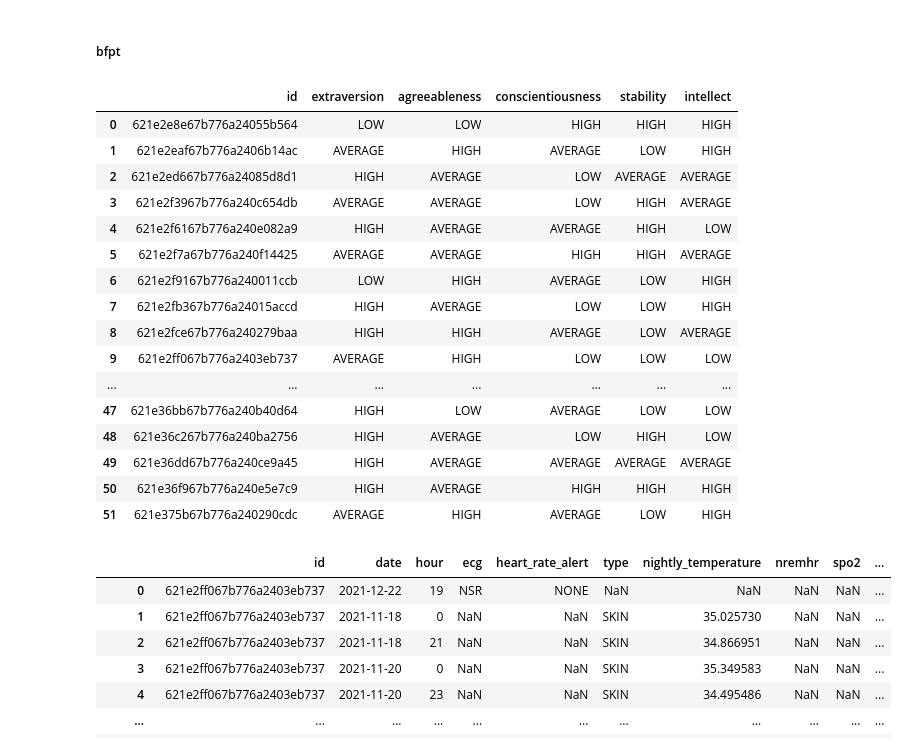
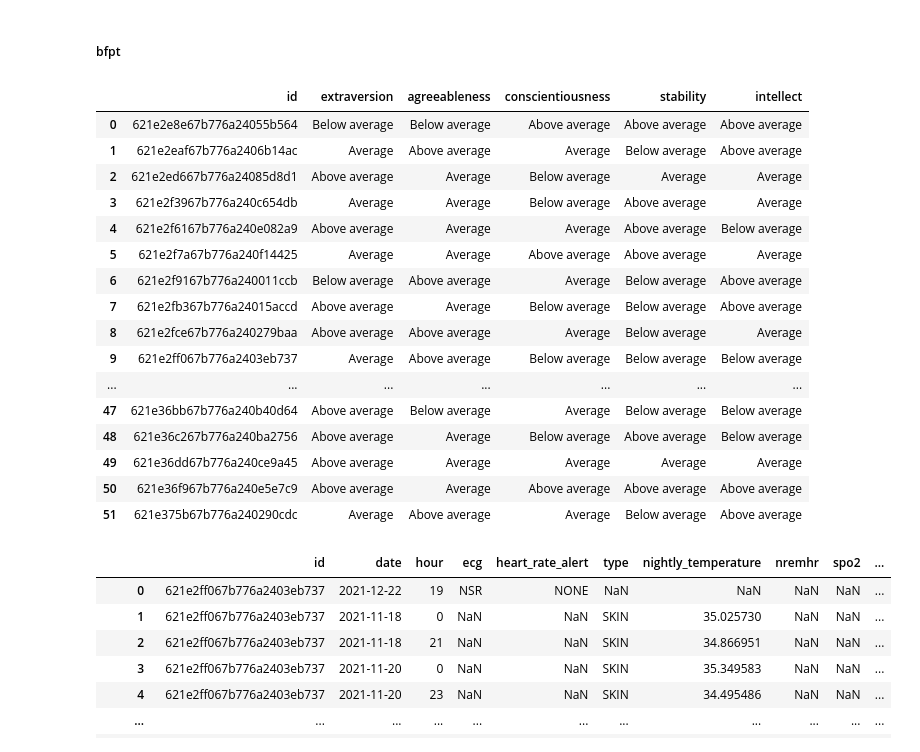
Before and after one commit to eparascho/LLMs-for-explanations, a Jupyter notebook: data_loading/surveys_data_loading.ipynb, the cells around one changed output. Cells and saved outputs as stored; diff of their text form; code cells hidden in the pictures.

Commit message:
Surveys loading: ttm finish loading and reporting

```diff
--- a/data_loading/surveys_data_loading.ipynb
+++ b/data_loading/surveys_data_loading.ipynb
@@ -102,54 +102,54 @@ bfpt["stability"] = bfpt[ipip_stability].sum(axis=1)
 bfpt["intellect"] = bfpt[ipip_intellect].sum(axis=1)
 
 # drop unnecessary columns and rename columns
 bfpt = bfpt[bfpt.columns.drop(list(bfpt.filter(regex='ipip\[SQ')))]
 bfpt.rename(columns={'user_id': 'id'}, inplace=True)
 
 # convert the score into category using mean and std of a specific subgroup (in this case: gender)
 # add the gender information for each participant
 bfpt = bfpt.merge(fitbit_df[['id','gender']].drop_duplicates(), how='left')
 # there are two missing values
 bfpt.gender.fillna('FEMALE', inplace=True)
 # calculate means and stds
 MEAN_1_FEMALE, STD_1_FEMALE = bfpt.groupby('gender').extraversion.mean()["FEMALE"], bfpt.groupby('gender').extraversion.std()["FEMALE"]
 MEAN_1_MALE, STD_1_MALE = bfpt.groupby('gender').extraversion.mean()["MALE"], bfpt.groupby('gender').extraversion.std()["MALE"]
 MEAN_2_FEMALE, STD_2_FEMALE = bfpt.groupby('gender').agreeableness.mean()["FEMALE"], bfpt.groupby('gender').agreeableness.std()["FEMALE"]
 MEAN_2_MALE, STD_2_MALE = bfpt.groupby('gender').agreeableness.mean()["MALE"], bfpt.groupby('gender').agreeableness.std()["MALE"]
 MEAN_3_FEMALE, STD_3_FEMALE = bfpt.groupby('gender').conscientiousness.mean()["FEMALE"], bfpt.groupby('gender').conscientiousness.std()["FEMALE"]
 MEAN_3_MALE, STD_3_MALE = bfpt.groupby('gender').conscientiousness.mean()["MALE"], bfpt.groupby('gender').conscientiousness.std()["MALE"]
 MEAN_4_FEMALE, STD_4_FEMALE = bfpt.groupby('gender').stability.mean()["FEMALE"], bfpt.groupby('gender').stability.std()["FEMALE"]
 MEAN_4_MALE, STD_4_MALE = bfpt.groupby('gender').stability.mean()["MALE"], bfpt.groupby('gender').stability.std()["MALE"]
 MEAN_5_FEMALE, STD_5_FEMALE = bfpt.groupby('gender').intellect.mean()["FEMALE"], bfpt.groupby('gender').intellect.std()["FEMALE"]
 MEAN_5_MALE, STD_5_MALE = bfpt.groupby('gender').intellect.mean()["MALE"], bfpt.groupby('gender').intellect.std()["MALE"]
 # convert the score into category
-bfpt['extraversion'] = bfpt.apply(lambda row: surveys_scoring.personality_category(row.extraversion, MEAN_1_MALE, STD_1_MALE) if row.gender == "MALE" else surveys_scoring.personality_category(row.extraversion, MEAN_1_FEMALE, STD_1_FEMALE), axis=1)
-bfpt['agreeableness'] = bfpt.apply(lambda row: surveys_scoring.personality_category(row.agreeableness, MEAN_2_MALE, STD_2_MALE) if row.gender == "MALE" else surveys_scoring.personality_category(row.agreeableness, MEAN_2_FEMALE, STD_2_FEMALE), axis=1)
-bfpt['conscientiousness'] = bfpt.apply(lambda row: surveys_scoring.personality_category(row.conscientiousness, MEAN_3_MALE, STD_3_MALE) if row.gender == "MALE" else surveys_scoring.personality_category(row.conscientiousness, MEAN_3_FEMALE, STD_3_FEMALE), axis=1)
-bfpt['stability'] = bfpt.apply(lambda row: surveys_scoring.personality_category(row.stability, MEAN_4_MALE, STD_4_MALE) if row.gender == "MALE" else surveys_scoring.personality_category(row.stability, MEAN_4_FEMALE, STD_4_FEMALE), axis=1)
-bfpt['intellect'] = bfpt.apply(lambda row: surveys_scoring.personality_category(row.intellect, MEAN_5_MALE, STD_5_MALE) if row.gender == "MALE" else surveys_scoring.personality_category(row.intellect, MEAN_5_FEMALE, STD_5_FEMALE), axis=1)
+bfpt['extraversion'] = bfpt.apply(lambda row: surveys_scoring.get_category(row.extraversion, MEAN_1_MALE, STD_1_MALE) if row.gender == "MALE" else surveys_scoring.get_category(row.extraversion, MEAN_1_FEMALE, STD_1_FEMALE), axis=1)
+bfpt['agreeableness'] = bfpt.apply(lambda row: surveys_scoring.get_category(row.agreeableness, MEAN_2_MALE, STD_2_MALE) if row.gender == "MALE" else surveys_scoring.get_category(row.agreeableness, MEAN_2_FEMALE, STD_2_FEMALE), axis=1)
+bfpt['conscientiousness'] = bfpt.apply(lambda row: surveys_scoring.get_category(row.conscientiousness, MEAN_3_MALE, STD_3_MALE) if row.gender == "MALE" else surveys_scoring.get_category(row.conscientiousness, MEAN_3_FEMALE, STD_3_FEMALE), axis=1)
+bfpt['stability'] = bfpt.apply(lambda row: surveys_scoring.get_category(row.stability, MEAN_4_MALE, STD_4_MALE) if row.gender == "MALE" else surveys_scoring.get_category(row.stability, MEAN_4_FEMALE, STD_4_FEMALE), axis=1)
+bfpt['intellect'] = bfpt.apply(lambda row: surveys_scoring.get_category(row.intellect, MEAN_5_MALE, STD_5_MALE) if row.gender == "MALE" else surveys_scoring.get_category(row.intellect, MEAN_5_FEMALE, STD_5_FEMALE), axis=1)
 
 # drop unnecessary columns
 bfpt.drop(columns=['gender'], inplace=True)
 
 bfpt
 # %% [output]
 |  | id | extraversion | agreeableness | conscientiousness | stability | intellect |
-| 0 | 621e2e8e67b776a24055b564 | LOW | LOW | HIGH | HIGH | HIGH |
-| 1 | 621e2eaf67b776a2406b14ac | AVERAGE | HIGH | AVERAGE | LOW | HIGH |
-| 2 | 621e2ed667b776a24085d8d1 | HIGH | AVERAGE | LOW | AVERAGE | AVERAGE |
-| 3 | 621e2f3967b776a240c654db | AVERAGE | AVERAGE | LOW | HIGH | AVERAGE |
-| 4 | 621e2f6167b776a240e082a9 | HIGH | AVERAGE | AVERAGE | HIGH | LOW |
-| 5 | 621e2f7a67b776a240f14425 | AVERAGE | AVERAGE | HIGH | HIGH | AVERAGE |
-| 6 | 621e2f9167b776a240011ccb | LOW | HIGH | AVERAGE | LOW | HIGH |
-| 7 | 621e2fb367b776a24015accd | HIGH | AVERAGE | LOW | LOW | HIGH |
-| 8 | 621e2fce67b776a240279baa | HIGH | HIGH | AVERAGE | LOW | AVERAGE |
-| 9 | 621e2ff067b776a2403eb737 | AVERAGE | HIGH | LOW | LOW | LOW |
+| 0 | 621e2e8e67b776a24055b564 | Below average | Below average | Above average | Above average | Above average |
+| 1 | 621e2eaf67b776a2406b14ac | Average | Above average | Average | Below average | Above average |
+| 2 | 621e2ed667b776a24085d8d1 | Above average | Average | Below average | Average | Average |
+| 3 | 621e2f3967b776a240c654db | Average | Average | Below average | Above average | Average |
+| 4 | 621e2f6167b776a240e082a9 | Above average | Average | Average | Above average | Below average |
+| 5 | 621e2f7a67b776a240f14425 | Average | Average | Above average | Above average | Average |
+| 6 | 621e2f9167b776a240011ccb | Below average | Above average | Average | Below average | Above average |
+| 7 | 621e2fb367b776a24015accd | Above average | Average | Below average | Below average | Above average |
+| 8 | 621e2fce67b776a240279baa | Above average | Above average | Average | Below average | Average |
+| 9 | 621e2ff067b776a2403eb737 | Average | Above average | Below average | Below average | Below average |
 | ... | ... | ... | ... | ... | ... | ... |
-| 47 | 621e36bb67b776a240b40d64 | HIGH | LOW | AVERAGE | LOW | LOW |
-| 48 | 621e36c267b776a240ba2756 | HIGH | AVERAGE | LOW | HIGH | LOW |
-| 49 | 621e36dd67b776a240ce9a45 | HIGH | AVERAGE | AVERAGE | AVERAGE | AVERAGE |
-| 50 | 621e36f967b776a240e5e7c9 | HIGH | AVERAGE | HIGH | HIGH | HIGH |
-| 51 | 621e375b67b776a240290cdc | AVERAGE | HIGH | AVERAGE | LOW | HIGH |
+| 47 | 621e36bb67b776a240b40d64 | Above average | Below average | Average | Below average | Below average |
+| 48 | 621e36c267b776a240ba2756 | Above average | Average | Below average | Above average | Below average |
+| 49 | 621e36dd67b776a240ce9a45 | Above average | Average | Average | Average | Average |
+| 50 | 621e36f967b776a240e5e7c9 | Above average | Average | Above average | Above average | Above average |
+| 51 | 621e375b67b776a240290cdc | Average | Above average | Average | Below average | Above average |
 # %%
 # merge with fitbit data
 df = fitbit_df.merge(bfpt, how='outer', on='id')
```
Also changed, not shown: parts of 4 cells of this notebook.
